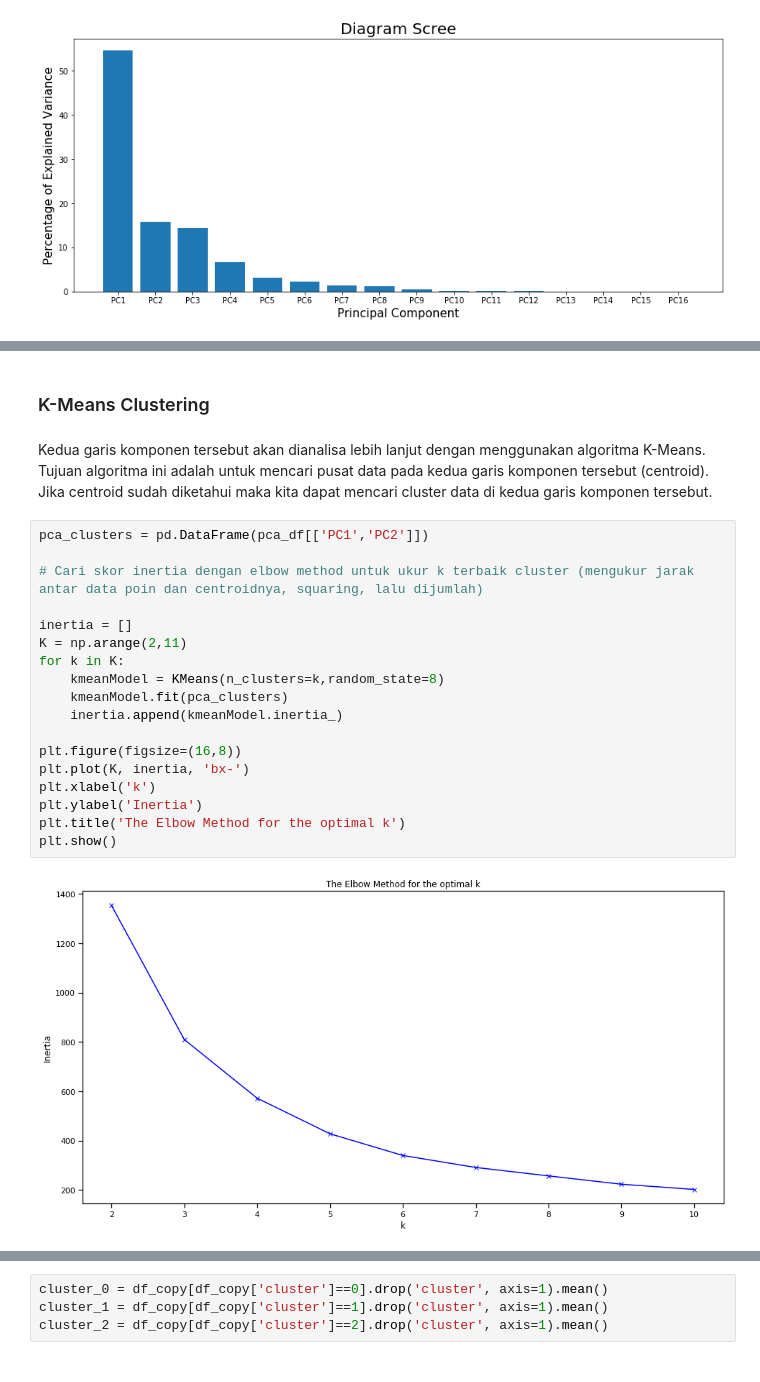
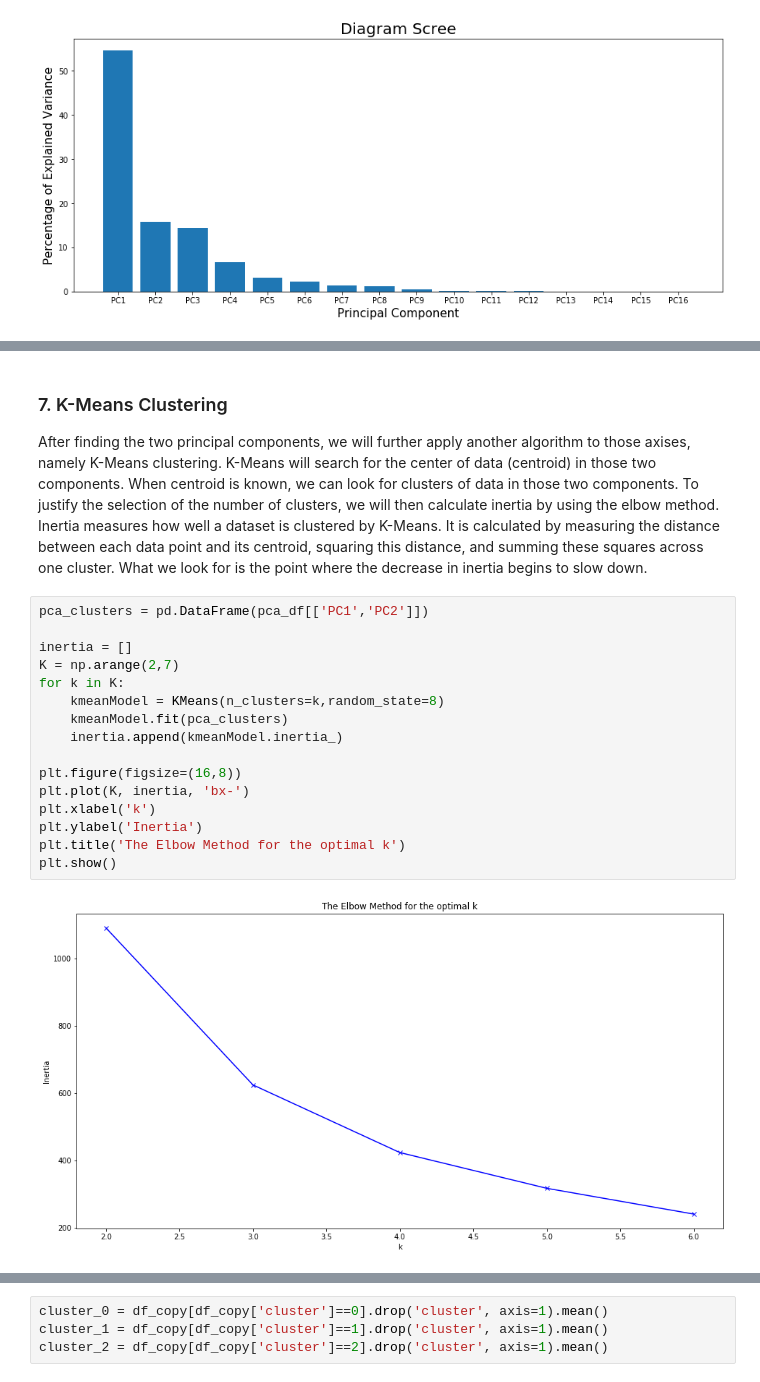
Before and after one commit to HermawanHermawan/credit-card-customer-segmentation, a Jupyter notebook: credit-card-customer-segmentation.ipynb, the cells around one changed output, grey strips where cells are left out. Saved outputs shown, nothing was run; the diff lists cells and outputs as text.

```diff
--- a/credit-card-customer-segmentation.ipynb
+++ b/credit-card-customer-segmentation.ipynb
@@ -233,24 +233,21 @@ Total variation explained byPC1 dan PC2 is :70.27993909660275
-# %% [markdown]
-### K-Means Clustering
-# %% [markdown]
-Kedua garis komponen tersebut akan dianalisa lebih lanjut dengan menggunakan algoritma K-Means. Tujuan algoritma ini adalah untuk mencari pusat data pada kedua garis komponen tersebut (centroid). Jika centroid sudah diketahui maka kita dapat mencari cluster data di kedua garis komponen tersebut.
+# %% [markdown]
+### 7. K-Means Clustering
+After finding the two principal components, we will further apply another algorithm to those axises, namely K-Means clustering. K-Means will search for the center of data (centroid) in those two components. When centroid is known, we can look for clusters of data in those two components. To justify the selection of the number of clusters, we will then calculate inertia by using the elbow method. Inertia measures how well a dataset is clustered by K-Means. It is calculated by measuring the distance between each data point and its centroid, squaring this distance, and summing these squares across one cluster. What we look for is the point where the decrease in inertia begins to slow down.
 # %%
 pca_clusters = pd.DataFrame(pca_df[['PC1','PC2']])
 
-# Cari skor inertia dengan elbow method untuk ukur k terbaik cluster (mengukur jarak antar data poin dan centroidnya, squaring, lalu dijumlah)
-
 inertia = []
-K = np.arange(2,11)
+K = np.arange(2,7)
 for k in K:
     kmeanModel = KMeans(n_clusters=k,random_state=8)
     kmeanModel.fit(pca_clusters)
     inertia.append(kmeanModel.inertia_)
 
 plt.figure(figsize=(16,8))
 plt.plot(K, inertia, 'bx-')
 plt.xlabel('k')
 plt.ylabel('Inertia')
 plt.title('The Elbow Method for the optimal k')
 plt.show()
 # %% [output]
-[figure, old version]
+[figure, new version]
```
Also changed, not shown: parts of 16 cells of this notebook.
